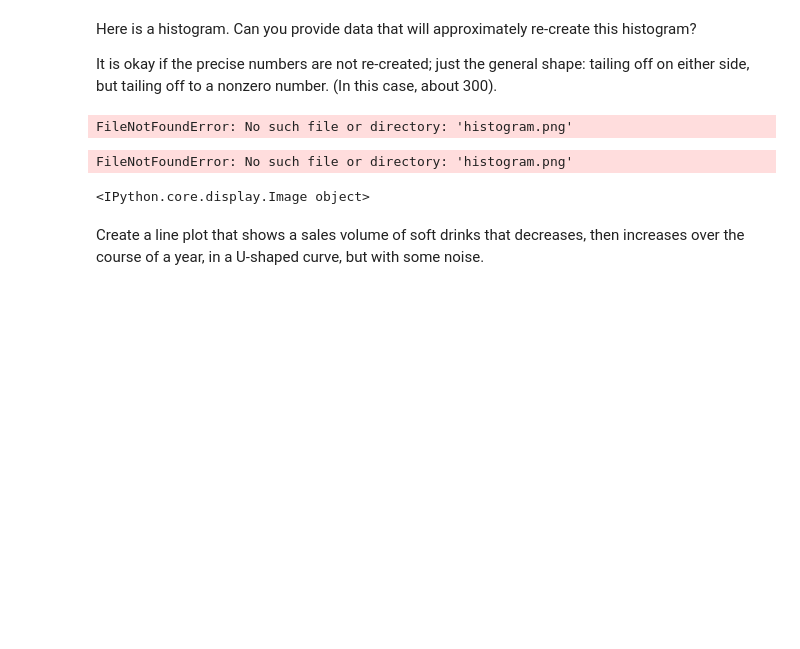
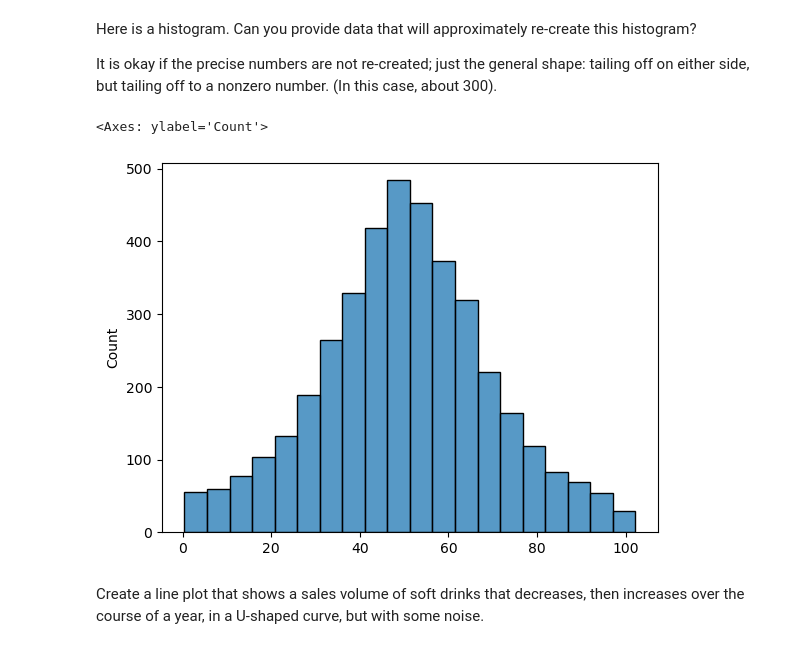
Before and after one commit to keshleem/dx699-summerai-homework5, a Jupyter notebook: Week5-concealed-answer.ipynb, the cells around one changed output. Drawn from its saved outputs; the diff is of its cells as text; code cells hidden in the pictures; blank space fills up the shorter version.

```diff
--- a/Week5-concealed-answer.ipynb
+++ b/Week5-concealed-answer.ipynb
@@ -196,11 +205,15 @@ Here is a histogram.  Can you provide data that will approximately re-create thi
 
 It is okay if the precise numbers are not re-created; just the general shape: tailing off on either side, but tailing off to a nonzero number.  (In this case, about 300).
 # %%
-from IPython.display import Image
-Image("histogram.png")
+# Tailing off on both sides but to nonzero ~300
+data_hist = np.concatenate([
+    np.random.normal(loc=50, scale=15, size=3000),
+    np.random.uniform(low=0, high=100, size=1000)
+])
+
+sns.histplot(data_hist, bins=20)
 # %% [output]
-FileNotFoundError: No such file or directory: 'histogram.png'
+<Axes: ylabel='Count'>
-FileNotFoundError: No such file or directory: 'histogram.png'
-<IPython.core.display.Image object>
+[figure, added]
 # %% [markdown]
 Create a line plot that shows a sales volume of soft drinks that decreases, then increases over the course of a year, in a U-shaped curve, but with some noise.
```
Also changed, not shown: parts of 4 cells of this notebook.
